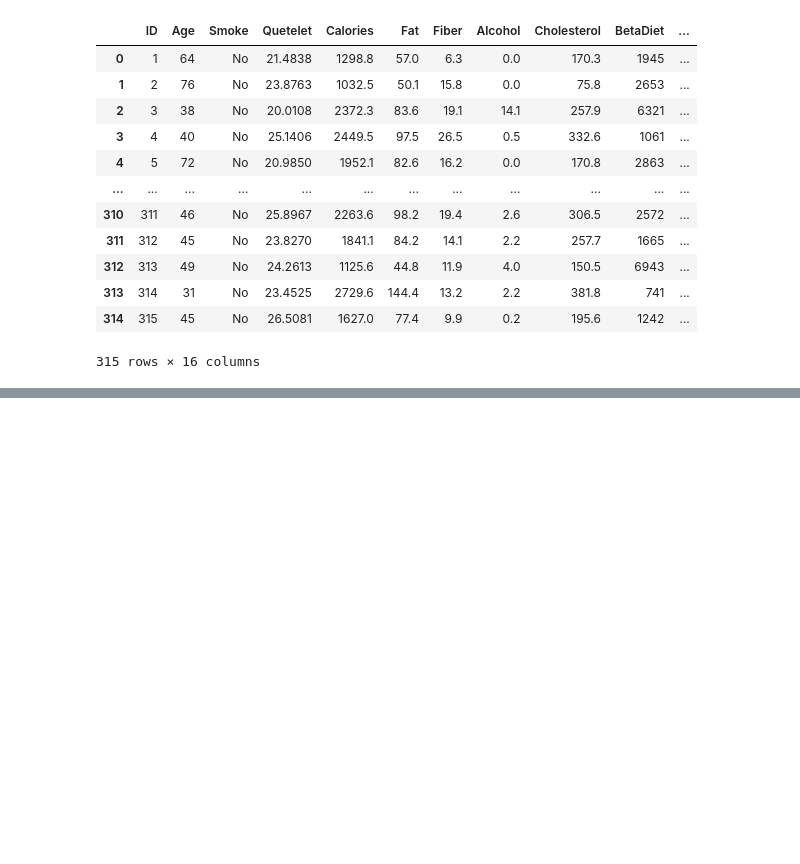
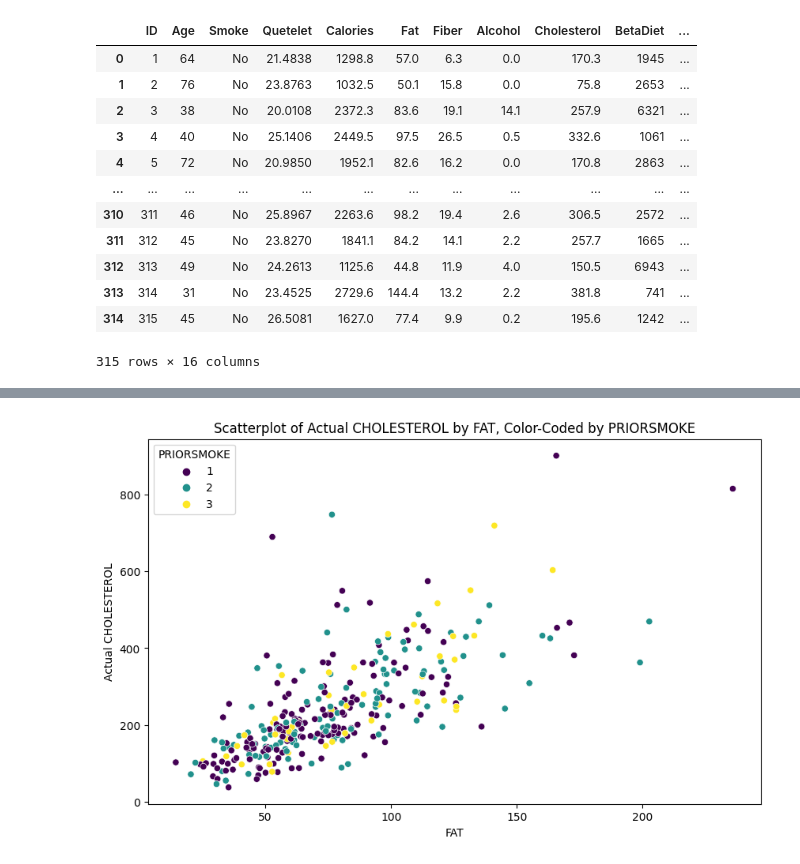
Before and after one commit to MichaelRocchio/msds_410, a Jupyter notebook: Assignment_5/rocchio_assign5.ipynb, the cells around one changed output, grey strips where cells are left out. Saved outputs shown, nothing was run; the diff lists cells and outputs as text; code cells hidden in the pictures; blank space fills up the shorter version.

```diff
--- a/Assignment_5/rocchio_assign5.ipynb
+++ b/Assignment_5/rocchio_assign5.ipynb
@@ -16,8 +16,8 @@ from statsmodels.formula.api import ols
 
 warnings.filterwarnings('ignore')
 
-df=pd.read_excel('NutritionStudy.xls')
-df
+nutrition_data=pd.read_excel('NutritionStudy.xls')
+nutrition_data
 # %% [output]
 |  | ID | Age | Smoke | Quetelet | Calories | Fat | Fiber | Alcohol | Cholesterol | BetaDiet | ... |
 | 0 | 1 | 64 | No | 21.4838 | 1298.8 | 57.0 | 6.3 | 0.0 | 170.3 | 1945 | ... |
@@ -64,0 +275,11 @@ If you can provide the output of the ANOVA, we can further interpret those resul
+# %%
+# Scatterplot of Actual Values of CHOLESTEROL (Y) by FAT (X), Color-Coded by PRIORSMOKE
+plt.figure(figsize=(10, 6))
+sns.scatterplot(x='Fat', y='Cholesterol', hue='PriorSmoke', palette='viridis', data=nutrition_data_with_dummies)
+plt.title('Scatterplot of Actual CHOLESTEROL by FAT, Color-Coded by PRIORSMOKE')
+plt.xlabel('FAT')
+plt.ylabel('Actual CHOLESTEROL')
+plt.legend(title='PRIORSMOKE')
+plt.show()
+# %% [output]
+[figure, added]
```
Also changed, not shown: parts of 35 cells of this notebook.
